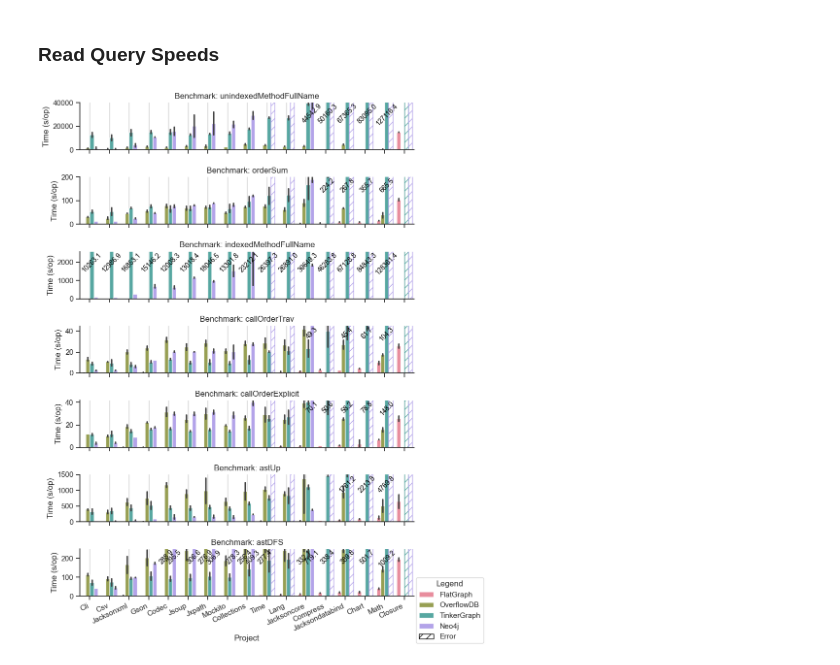
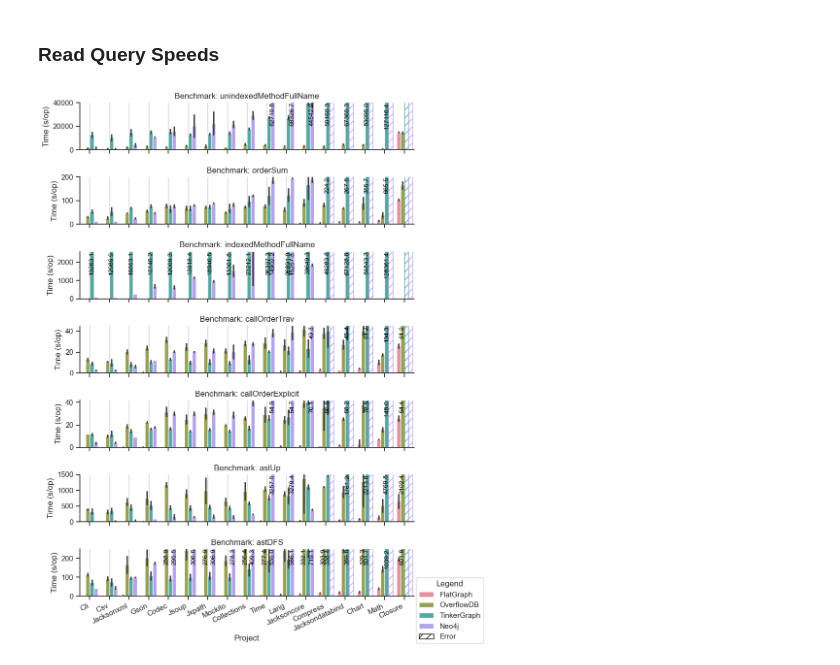
Before and after one commit to plume-oss/benchmarking, a Jupyter notebook: read_write_performance_plots.ipynb, the cells around one changed output. Cells and saved outputs as stored; diff of their text form; code cells hidden in the pictures.

```diff
--- a/read_write_performance_plots.ipynb
+++ b/read_write_performance_plots.ipynb
@@ -249,7 +249,7 @@ sns.barplot(x="Project", y="Score", hue="Database",  #yerr=df["Error"],
             data=df, ax=ax1, palette=palette, order=projects,
             hue_order=databases)
 
-y_limit = 10
+y_limit = 16
 # Set labels and title for the first y-axis
 ax1.set_xlabel('Project')
 ax1.set_ylabel(f'Time ({df["Unit"].iloc[0]})')
@@ -268,14 +268,14 @@ for i, patch in enumerate(ax1.patches):
         # Print labels for those that exceed ylim
         yval = patch.get_height()
         ax1.text(
-            patch.get_x() + patch.get_width() / 2,  # X position of the text
+            patch.get_x() + patch.get_width() / 2 - 0.1,  # X position of the text
             min(yval, ax1.get_ylim()[1]) - 0.1,  # Y position of the text
             f'{yval:.1f}',  # Text label (value of the bar)
             ha='center',  # Horizontal alignment of the text
             va='top',  # Vertical alignment
             color='black',  # Color of the text
             fontsize=10,  # Font size
-            rotation=45
+            rotation=90
         )
 
 plt.xticks(rotation=30)
@@ -287,6 +287,6 @@ handles.append(Patch(facecolor='white', edgecolor='black', hatch='//', label='Er
 plt.legend(handles=handles, loc='best')
 
 # Show the plot
-plt.savefig("rq1-perf.pdf", format='pdf', bbox_inches='tight')
+plt.savefig("createAst.pdf", format='pdf', bbox_inches='tight')
 plt.show()
 # %% [output]
@@ -430,37 +430,37 @@ for ax in g.axes.flat:
         label.set_rotation(25)
         label.set_ha('right')  # Optional: Set horizontal alignment to 'right' for better readability
     for i, patch in enumerate(ax.patches):
         # Log errors as hatch
         h = int(patch.get_height())
         y_limit = y_limits[benchmark_name]
         if h == int(EXCEPTION):
             original_color = patch.get_facecolor()
             patch.set_hatch('//')
             patch.set_facecolor('none')
             patch.set_edgecolor(original_color)
         elif patch.get_height() >= y_limit:
             # Print labels for those that exceed ylim
             yval = patch.get_height()
             ax.text(
                 patch.get_x() + patch.get_width() / 2,  # X position of the text
                 min(yval, ax.get_ylim()[1]) - 0.1,  # Y position of the text
                 f'{yval:.1f}',  # Text label (value of the bar)
                 ha='center',  # Horizontal alignment of the text
                 va='top',  # Vertical alignment
                 color='black',  # Color of the text
-                fontsize=10,  # Font size
-                rotation=45
+                fontsize=9.5,  # Font size
+                rotation=90
             )
 
 
 # Manually create the combined legend for the figure
 g.fig.legend(handles=handles, loc='lower right', title='Legend')
 # g.fig.tight_layout()
 # Show the plot
-plt.savefig("rq2-perf.pdf", format='pdf', bbox_inches='tight')
+plt.savefig("querySpeeds.pdf", format='pdf', bbox_inches='tight')
 plt.show()
 # %% [output]
-[figure, old version]
+[figure, new version]
 # %%
 import seaborn as sns
 import matplotlib.pyplot as plt
```
Also changed, not shown: parts of 4 cells of this notebook.
